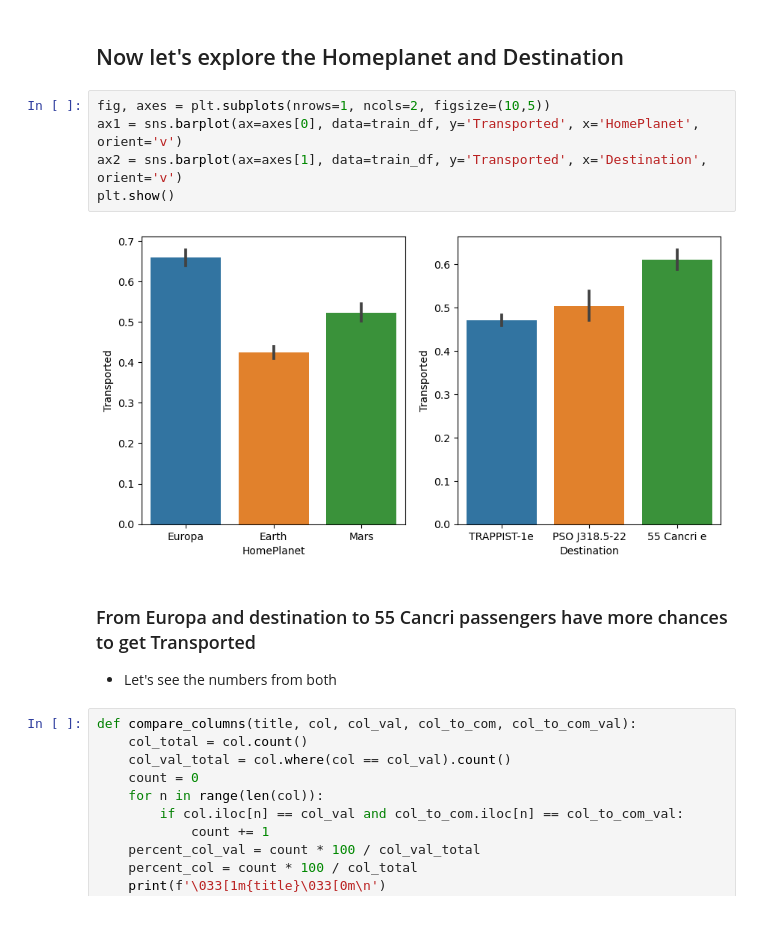
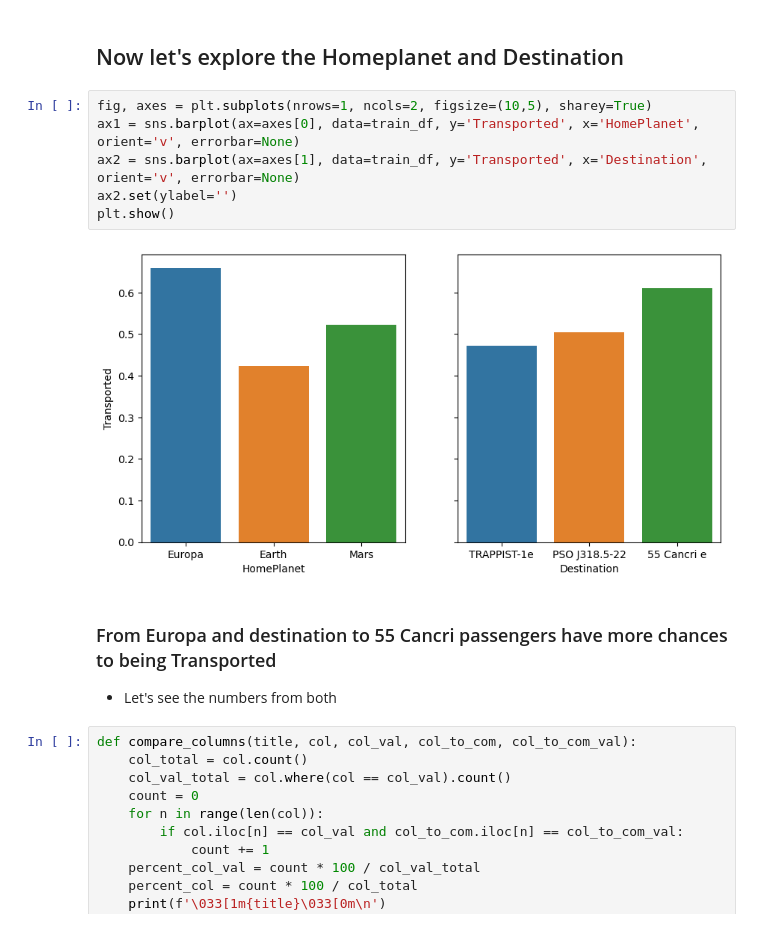
Before and after one commit to Manuelsierra95/data-science, a Jupyter notebook: Spaceship-Titanic/Spaceship Titanic.ipynb, the cells around one changed output. Saved outputs shown, nothing was run; the diff lists cells and outputs as text.

```diff
--- a/Spaceship-Titanic/Spaceship Titanic.ipynb
+++ b/Spaceship-Titanic/Spaceship Titanic.ipynb
@@ -173,14 +188,15 @@ ax2 = sns.barplot(ax=axes[1], orient='h', data=temp_df, x='Transported', y='Grou
 # %% [markdown]
 ## Now let's explore the Homeplanet and Destination
 # %%
-fig, axes = plt.subplots(nrows=1, ncols=2, figsize=(10,5))
-ax1 = sns.barplot(ax=axes[0], data=train_df, y='Transported', x='HomePlanet', orient='v')
-ax2 = sns.barplot(ax=axes[1], data=train_df, y='Transported', x='Destination', orient='v')
+fig, axes = plt.subplots(nrows=1, ncols=2, figsize=(10,5), sharey=True)
+ax1 = sns.barplot(ax=axes[0], data=train_df, y='Transported', x='HomePlanet', orient='v', errorbar=None)
+ax2 = sns.barplot(ax=axes[1], data=train_df, y='Transported', x='Destination', orient='v', errorbar=None)
+ax2.set(ylabel='')
 plt.show()
 # %% [output]
-[figure, old version]
+[figure, new version]
 # %% [markdown]
-### From Europa and destination to 55 Cancri passengers have more chances to get Transported
+### From Europa and destination to 55 Cancri passengers have more chances to being Transported
 * Let's see the numbers from both
 # %%
 def compare_columns(title, col, col_val, col_to_com, col_to_com_val):
```
Also changed, not shown: parts of 36 cells of this notebook.
